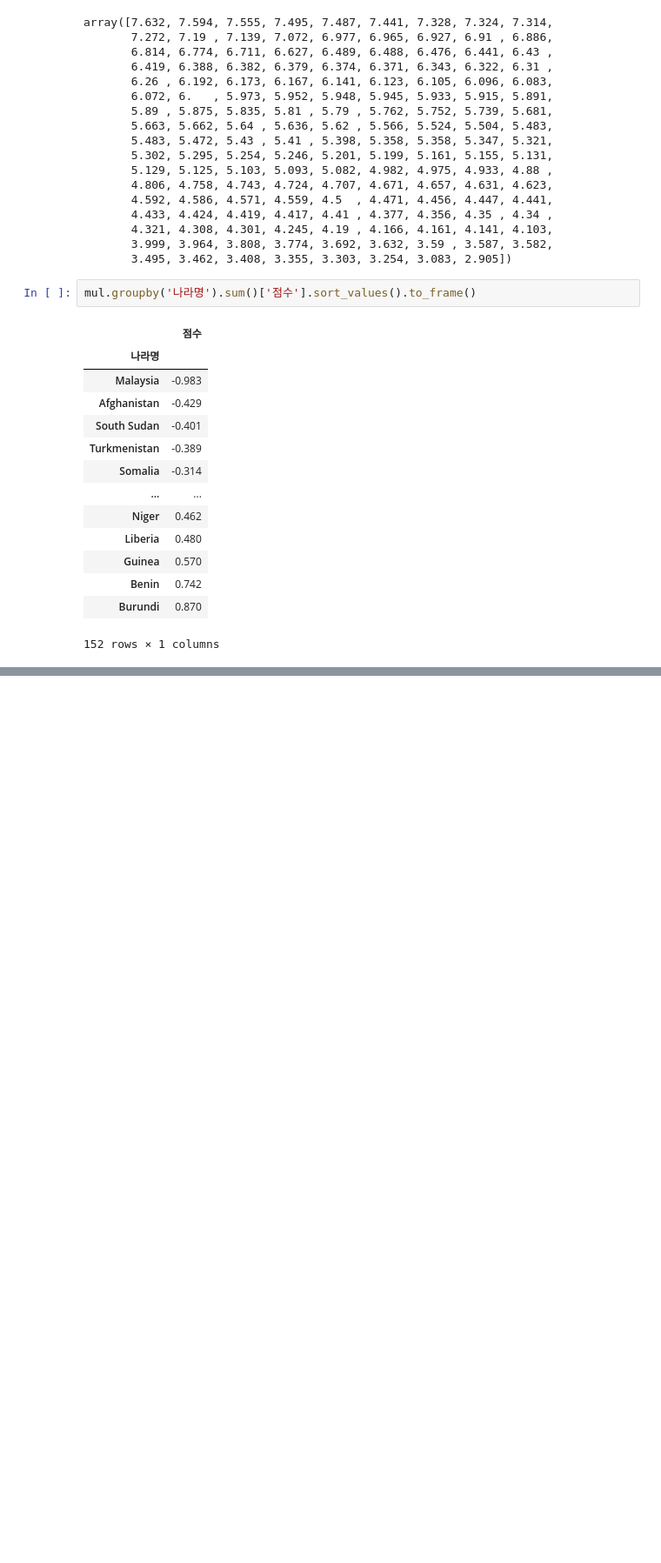
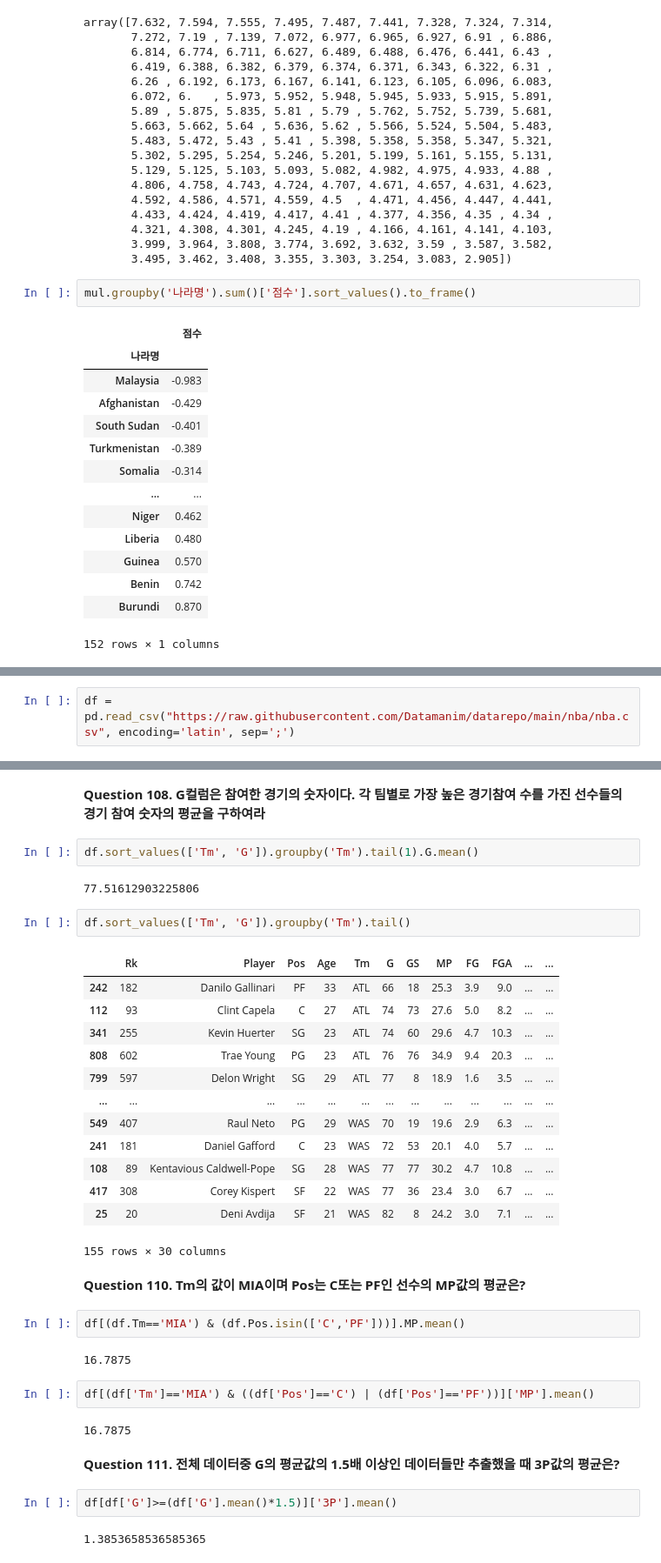
Before and after one commit to letsfuture/enginner-big-data-analysis, a Jupyter notebook: 작업1유형/01_exercise.ipynb, the cells around one changed output, grey strips where cells are left out. Shown at 87% size. Drawn from its saved outputs; the diff is of its cells as text; blank space fills up the shorter version.

```diff
--- a/작업1유형/01_exercise.ipynb
+++ b/작업1유형/01_exercise.ipynb
@@ -1116,0 +2110,2 @@ df[df['나라명']=='Burundi']
+# %%
+df = pd.read_csv("https://raw.githubusercontent.com/Datamanim/datarepo/main/nba/nba.csv", encoding='latin', sep=';')
@@ -1116,0 +2163,38 @@ df[df['나라명']=='Burundi']
+# %% [markdown]
+**Question 108. G컬럼은 참여한 경기의 숫자이다. 각 팀별로 가장 높은 경기참여 수를 가진 선수들의 경기 참여 숫자의 평균을 구하여라**
+# %%
+df.sort_values(['Tm', 'G']).groupby('Tm').tail(1).G.mean()
+# %% [output]
+77.51612903225806
+# %%
+df.sort_values(['Tm', 'G']).groupby('Tm').tail()
+# %% [output]
+|  | Rk | Player | Pos | Age | Tm | G | GS | MP | FG | FGA | ... | ... |
+| 242 | 182 | Danilo Gallinari | PF | 33 | ATL | 66 | 18 | 25.3 | 3.9 | 9.0 | ... | ... |
+| 112 | 93 | Clint Capela | C | 27 | ATL | 74 | 73 | 27.6 | 5.0 | 8.2 | ... | ... |
+| 341 | 255 | Kevin Huerter | SG | 23 | ATL | 74 | 60 | 29.6 | 4.7 | 10.3 | ... | ... |
+| 808 | 602 | Trae Young | PG | 23 | ATL | 76 | 76 | 34.9 | 9.4 | 20.3 | ... | ... |
+| 799 | 597 | Delon Wright | SG | 29 | ATL | 77 | 8 | 18.9 | 1.6 | 3.5 | ... | ... |
+| ... | ... | ... | ... | ... | ... | ... | ... | ... | ... | ... | ... | ... |
+| 549 | 407 | Raul Neto | PG | 29 | WAS | 70 | 19 | 19.6 | 2.9 | 6.3 | ... | ... |
+| 241 | 181 | Daniel Gafford | C | 23 | WAS | 72 | 53 | 20.1 | 4.0 | 5.7 | ... | ... |
+| 108 | 89 | Kentavious Caldwell-Pope | SG | 28 | WAS | 77 | 77 | 30.2 | 4.7 | 10.8 | ... | ... |
+| 417 | 308 | Corey Kispert | SF | 22 | WAS | 77 | 36 | 23.4 | 3.0 | 6.7 | ... | ... |
+| 25 | 20 | Deni Avdija | SF | 21 | WAS | 82 | 8 | 24.2 | 3.0 | 7.1 | ... | ... |
+155 rows × 30 columns
+# %% [markdown]
+**Question 110. Tm의 값이 MIA이며 Pos는 C또는 PF인 선수의 MP값의 평균은?**
+# %%
+df[(df.Tm=='MIA') & (df.Pos.isin(['C','PF']))].MP.mean()
+# %% [output]
+16.7875
+# %%
+df[(df['Tm']=='MIA') & ((df['Pos']=='C') | (df['Pos']=='PF'))]['MP'].mean()
+# %% [output]
+16.7875
+# %% [markdown]
+**Question 111. 전체 데이터중 G의 평균값의 1.5배 이상인 데이터들만 추출했을 때 3P값의 평균은?**
+# %%
+df[df['G']>=(df['G'].mean()*1.5)]['3P'].mean()
+# %% [output]
+1.3853658536585365
```
Also changed, not shown: parts of 212 cells of this notebook.
